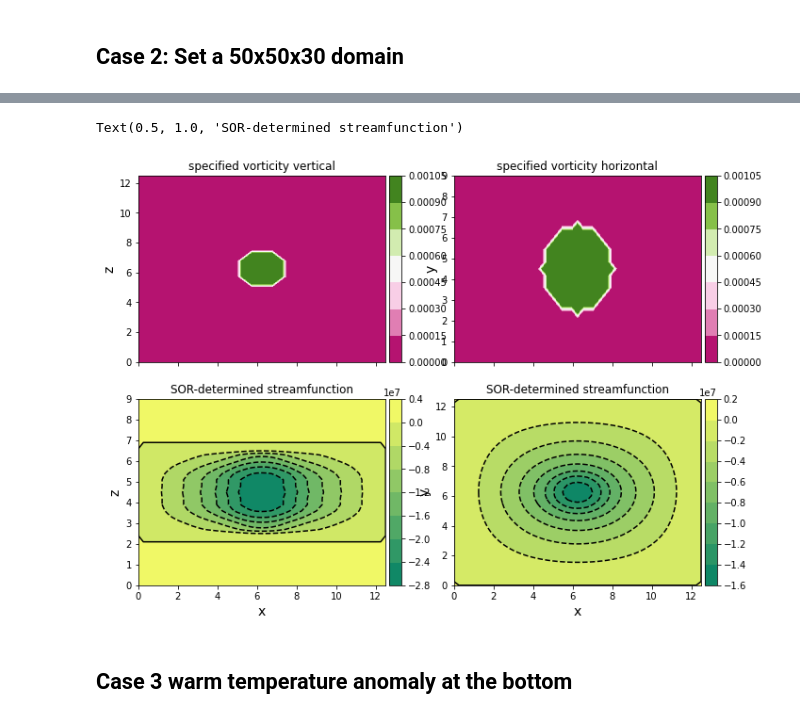
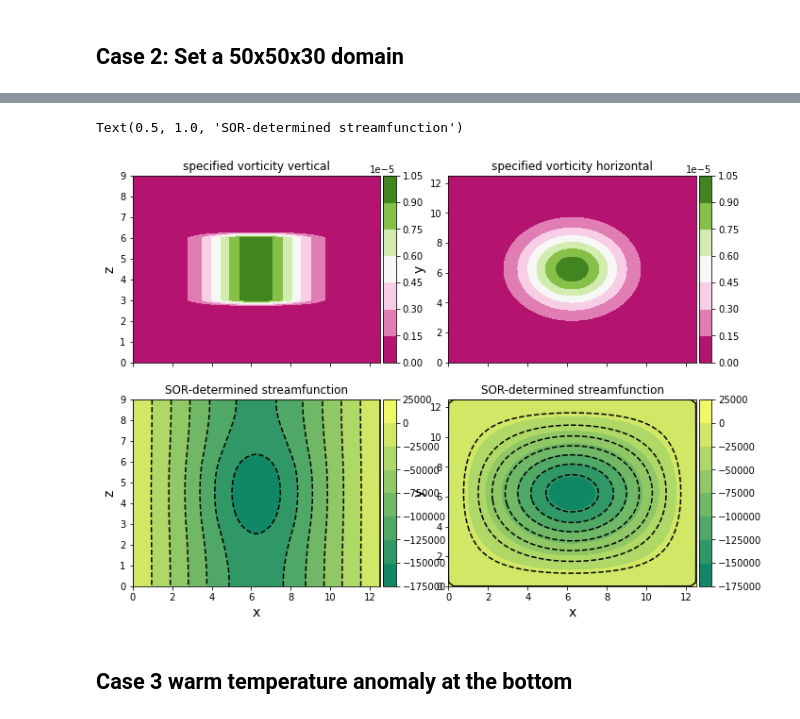
Before and after one commit to michaelcmorgan/QGPV-inversion, a Jupyter notebook: SOR test nchen.ipynb, the cells around one changed output, grey strips where cells are left out. Cells and saved outputs as stored; diff of their text form; code cells hidden in the pictures.

```diff
--- a/SOR test nchen.ipynb
+++ b/SOR test nchen.ipynb
@@ -185,18 +213,23 @@ for j in range(1, len(lat)-1):
 # %%
 # convert altitude to pressure
 pres = 101325 * (1 - 2.25569*10**(-5)*z*1000)**5.25616
-
+pres = np.linspace(100000, 70000,31)
 # Calculate coefficients
 Z_sa, phi_sa, T_sa, S_half_sa = sa.atmos_structure(pres)
 dp = pres[1:] - pres[:-1]
-dp = np.append(dp[0], dp)
+#dp = np.append(dp[0], dp)
+dpph = np.append(dp, dp[-1])
+dpmh = np.append(dp[0], dp)
+dppmh = np.append(dp[0], dpph)
+dppmh = (dppmh[1:] + dppmh[:-1])/2
+
 S_half_r= 1/S_half_sa
 # For purpose of calculate, append the last element of s_r to s+1/2, and the first ahead of s-1/2
 Sph_r = np.append(S_half_r, S_half_r[-1])
 Smh_r = np.append(S_half_r[0], S_half_r)
-A3_s  = - (Smh_r + Sph_r) * f0**2 /dp**2
-A6 = Smh_r * f0**2 /dp**2 #* (dellambda2/dp**2)
-A7 = Sph_r * f0**2 /dp**2 #* (dellambda2/dp**2)
+A3_s  = - (Smh_r + Sph_r) * f0**2 /dppmh**2 * (dellambda2)
+A6 = Smh_r * f0**2 /dpmh**2 * (dellambda2)
+A7 = Sph_r * f0**2 /dpph**2 * (dellambda2)
 
 A3i_qgpv = np.zeros((ny, nz))
 A3i_qgpv = A3_s[None, :] + A3[:, None]
@@ -209,16 +242,17 @@ tmpk_top = (tmpk_prime[:, :, 0] + tmpk_prime[:, :, 1])/2
 tmpk_btm = (tmpk_prime[:, :, -1] + tmpk_prime[:, :, -2])/2
 # %%
 # SOR
-threshold= 1.e-6        # value of error threshold
+threshold= 1.e-4        # value of error threshold
 error_list = []
 psi = np.ones((nx, ny, nz)) * psi_ig
-for iteration in range(200):
+for iteration in range(500):
     if iteration%100 == 0:
         print(iteration)
-    psi[:, :, 0] = psi[:, :, 1] - R/pres[0]*tmpk_btm
-    psi[:, :, -1] = psi[:, : ,-2] + R/pres[-1]*tmpk_top
+    psi[:, :, 0] = psi[:, :, 1] - R / pres[0] * tmpk_btm * (-dp[0]) / f0
+    psi[:, :, -1] = psi[:, : ,-2] - R / pres[-1] * tmpk_top * dp[-1] / f0
     error = 0
-    for k in range(1, nz-1):
+    #for k in range(1, nz-1):
+    for k in np.arange(29, 0, -1):
         # check temperature bc later
 
         for j in range(1, ny-1):
@@ -257,45 +296,45 @@ plt.title('residual')
 # %%
 # Plot figures
 fig, axes = plt.subplots(nrows=2, ncols=2, figsize=(11,8), sharex=True)
-cs = axes[0,0].contourf(xs[:,:,10],ys[:,:,10],q_prime[:,:,10],cmap='PiYG')
-divider = make_axes_locatable(axes[0,0])
+cs = axes[0,1].contourf(xs[:,:,10],ys[:,:,10],q_prime[:,:,15],cmap='PiYG')
+divider = make_axes_locatable(axes[0,1])
 cax = divider.append_axes('right', size='5%', pad=0.05)
 plt.colorbar(cs, cax=cax, orientation='vertical')
 #cs = axes[0].contour(xs[:,:,10],ys[:,:,10],q_prime[:,:,10],colors='black')
-axes[0,0].set_title('specified vorticity vertical')
-axes[0,0].set_ylabel('z',fontsize=14)
+axes[0,1].set_title('specified vorticity horizontal')
+axes[0,1].set_ylabel('y',fontsize=14)
 
 
 psi_mean = np.mean(psi[:,:,1].flatten())
 cs = axes[1,0].contourf(xs[:,25,:],zs[:,25,:],psi[:,25,:],cmap='summer')
 axes[1,0].set_ylabel('z',fontsize=14)
 axes[1,0].set_xlabel('x',fontsize=14)
 divider = make_axes_locatable(axes[1,0])
 cax = divider.append_axes('right', size='5%', pad=0.05)
 plt.colorbar(cs, cax=cax, orientation='vertical')
 cs = axes[1,0].contour(xs[:,25,:],zs[:,25,:],psi[:,25,:],colors='k')
 axes[1,0].set_title('SOR-determined streamfunction')
 
-cs = axes[0,1].contourf(xs[:,25,:],zs[:,25,:],q_prime[:,25,:],cmap='PiYG')
-divider = make_axes_locatable(axes[0,1])
+cs = axes[0,0].contourf(xs[:,25,:],zs[:,25,:],q_prime[:,25,:],cmap='PiYG')
+divider = make_axes_locatable(axes[0,0])
 cax = divider.append_axes('right', size='5%', pad=0.05)
 plt.colorbar(cs, cax=cax, orientation='vertical')
 #cs = axes[0].contour(xs[:,:,10],ys[:,:,10],q_prime[:,:,10],colors='black')
-axes[0,1].set_title('specified vorticity horizontal')
-axes[0,1].set_ylabel('y',fontsize=14)
+axes[0,0].set_title('specified vorticity vertical')
+axes[0,0].set_ylabel('z',fontsize=14)
 
 
-cs = axes[1,1].contourf(xs[:,:,10],ys[:,:,10],psi[:,:,10],cmap='summer')
+cs = axes[1,1].contourf(xs[:,:,10],ys[:,:,10],psi[:,:,15],cmap='summer')
 axes[1,1].set_ylabel('y',fontsize=14)
 axes[1,1].set_xlabel('x',fontsize=14)
 divider = make_axes_locatable(axes[1,1])
 cax = divider.append_axes('right', size='5%', pad=0.05)
 plt.colorbar(cs, cax=cax, orientation='vertical')
 cs = axes[1,1].contour(xs[:,:,10],ys[:,:,10],psi[:,:,10],colors='k')
 axes[1,1].set_title('SOR-determined streamfunction')
 # %% [output]
 Text(0.5, 1.0, 'SOR-determined streamfunction')
-[figure, old version]
+[figure, new version]
 # %% [markdown]
 ## Case 3 warm temperature anomaly at the bottom
 # %% [markdown]
```
Also changed, not shown: parts of 7 cells of this notebook, 3 other files.
